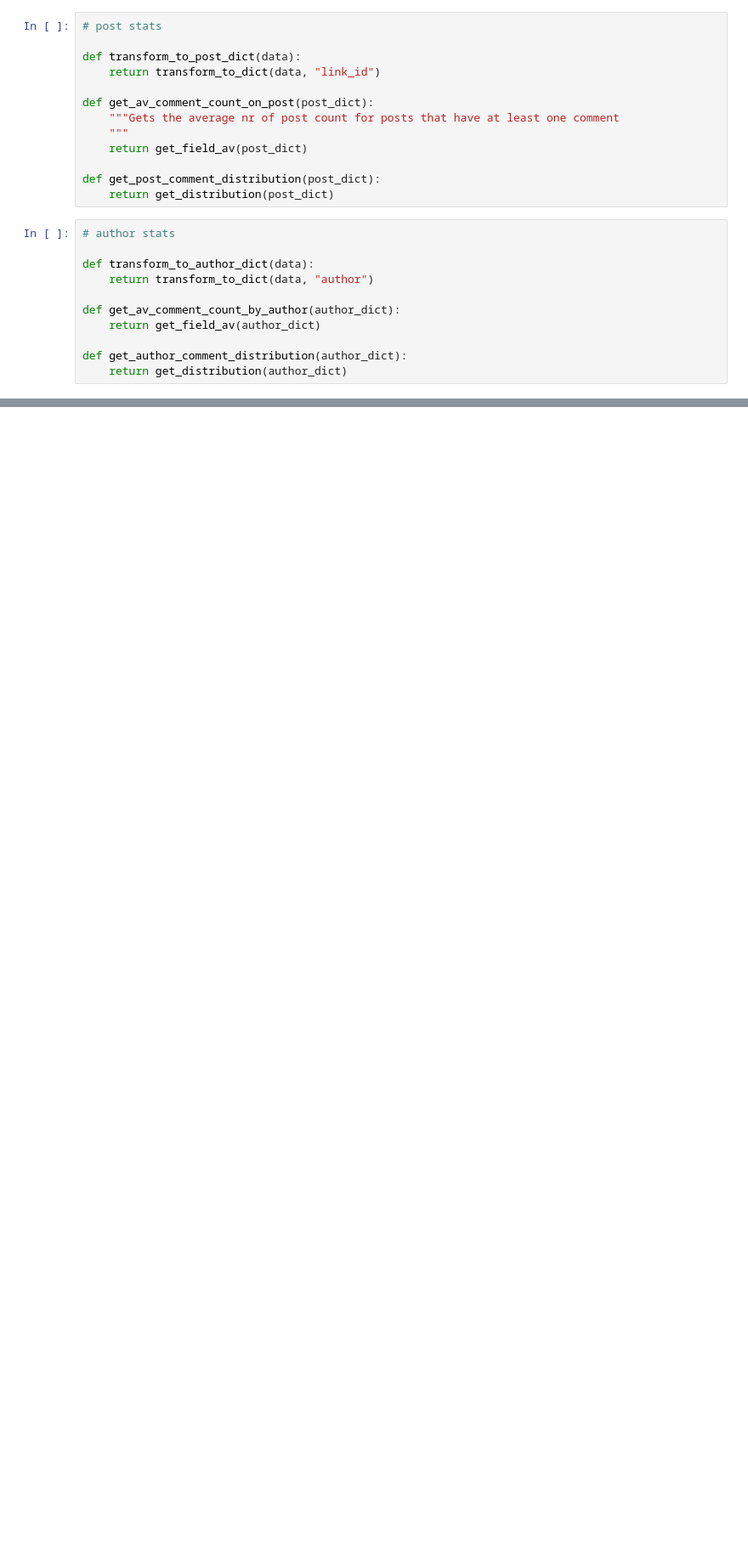
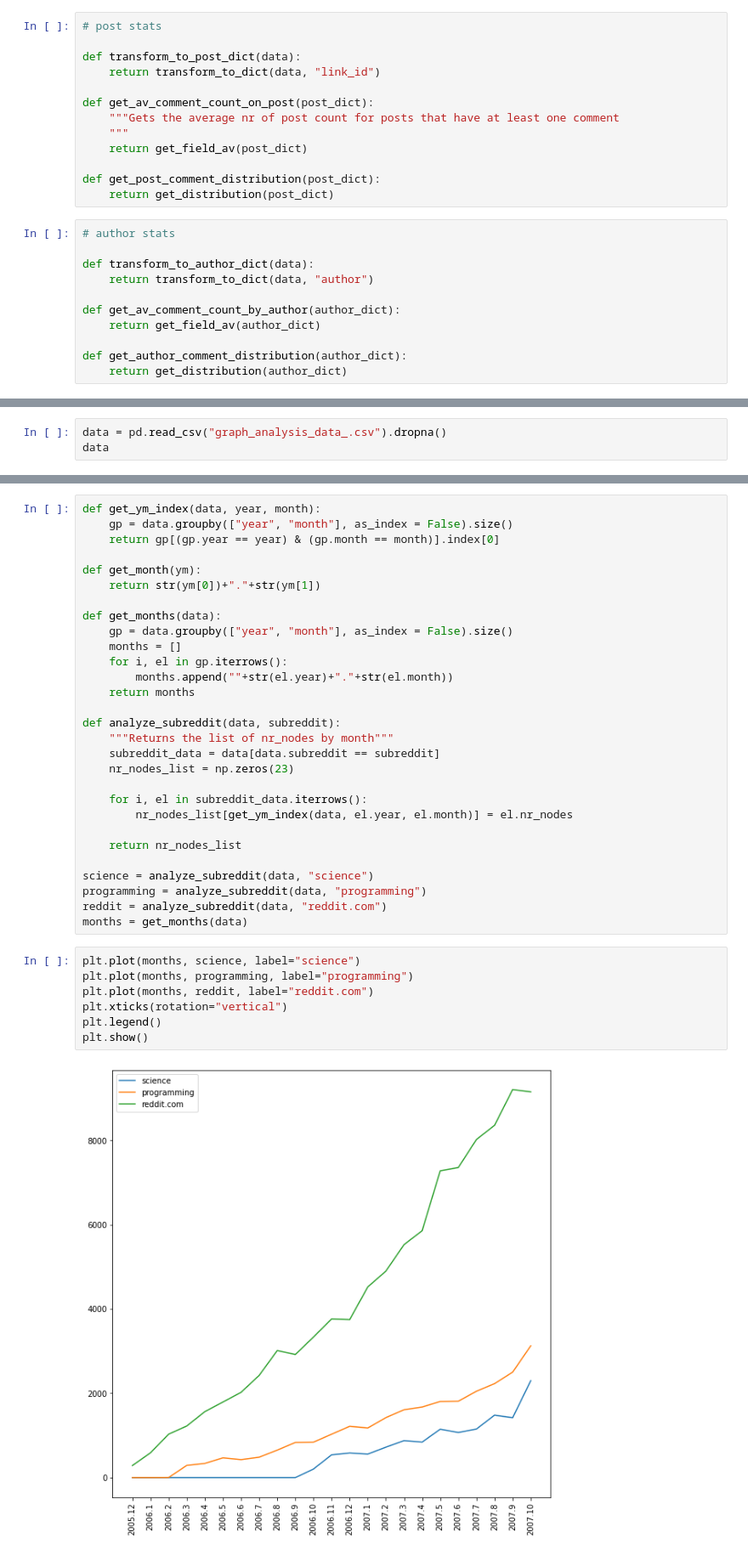
Before and after one commit to CarelKuusk/reddit_comments, a Jupyter notebook: initial_analysis.ipynb, the cells around one changed output, grey strips where cells are left out. Shown: that part at 85% size. Drawn from its saved outputs; the diff is of its cells as text; blank space fills up the shorter version.

```diff
--- a/initial_analysis.ipynb
+++ b/initial_analysis.ipynb
@@ -144,0 +345,3 @@ max author:  970
+# %%
+data = pd.read_csv("graph_analysis_data_.csv").dropna()
+data
@@ -144,0 +364,38 @@ max author:  970
+# %%
+def get_ym_index(data, year, month):
+    gp = data.groupby(["year", "month"], as_index = False).size()
+    return gp[(gp.year == year) & (gp.month == month)].index[0]
+
+def get_month(ym):
+    return str(ym[0])+"."+str(ym[1])
+
+def get_months(data):
+    gp = data.groupby(["year", "month"], as_index = False).size()
+    months = []
+    for i, el in gp.iterrows():
+        months.append(""+str(el.year)+"."+str(el.month))
+    return months
+
+def analyze_subreddit(data, subreddit):
+    """Returns the list of nr_nodes by month"""
+    subreddit_data = data[data.subreddit == subreddit]
+    nr_nodes_list = np.zeros(23)
+
+    for i, el in subreddit_data.iterrows():
+        nr_nodes_list[get_ym_index(data, el.year, el.month)] = el.nr_nodes
+
+    return nr_nodes_list
+
+science = analyze_subreddit(data, "science")
+programming = analyze_subreddit(data, "programming")
+reddit = analyze_subreddit(data, "reddit.com")
+months = get_months(data)
+# %%
+plt.plot(months, science, label="science")
+plt.plot(months, programming, label="programming")
+plt.plot(months, reddit, label="reddit.com")
+plt.xticks(rotation="vertical")
+plt.legend()
+plt.show()
+# %% [output]
+[figure, added]
```
Also changed, not shown: parts of 21 cells of this notebook, 8 other files.
